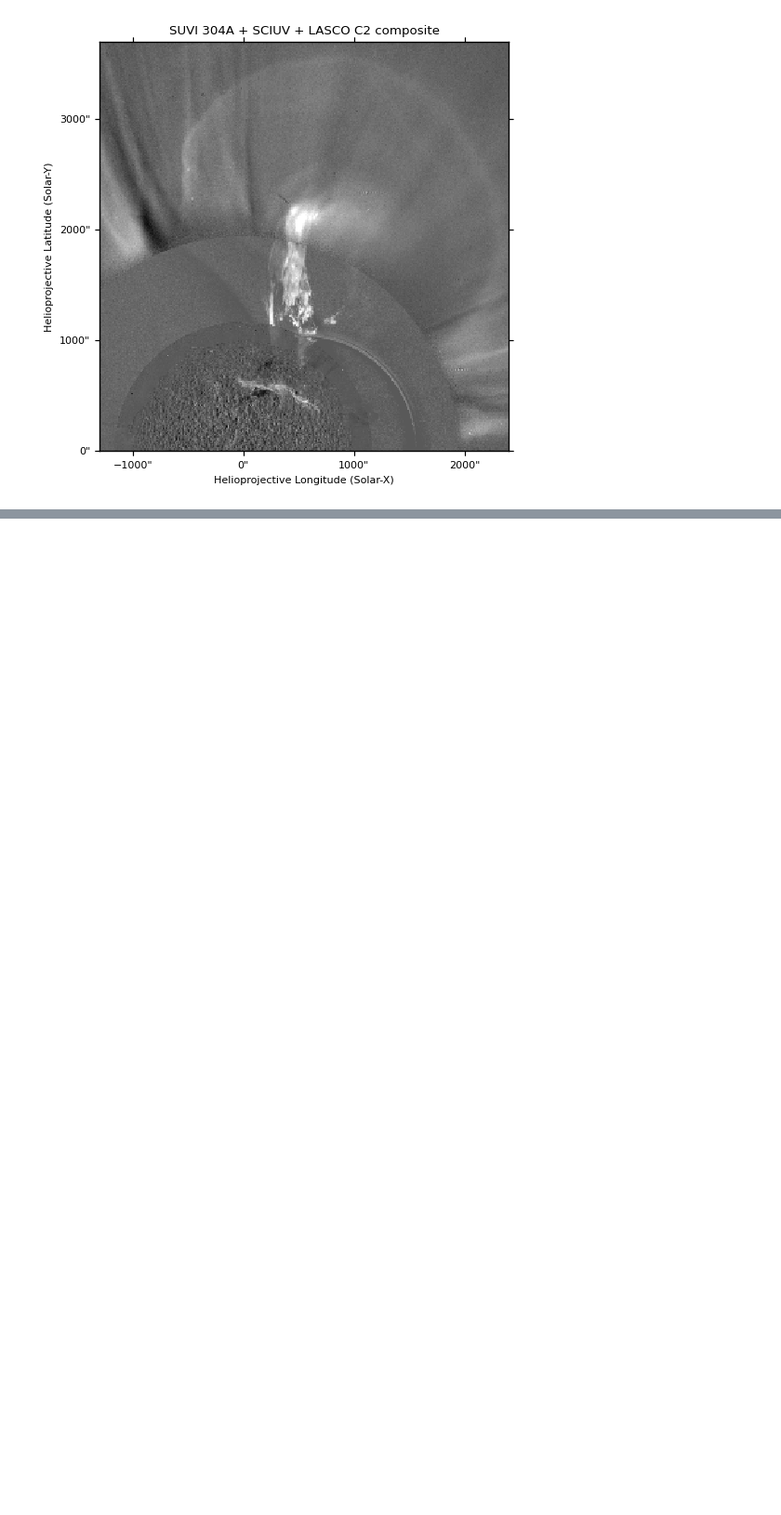
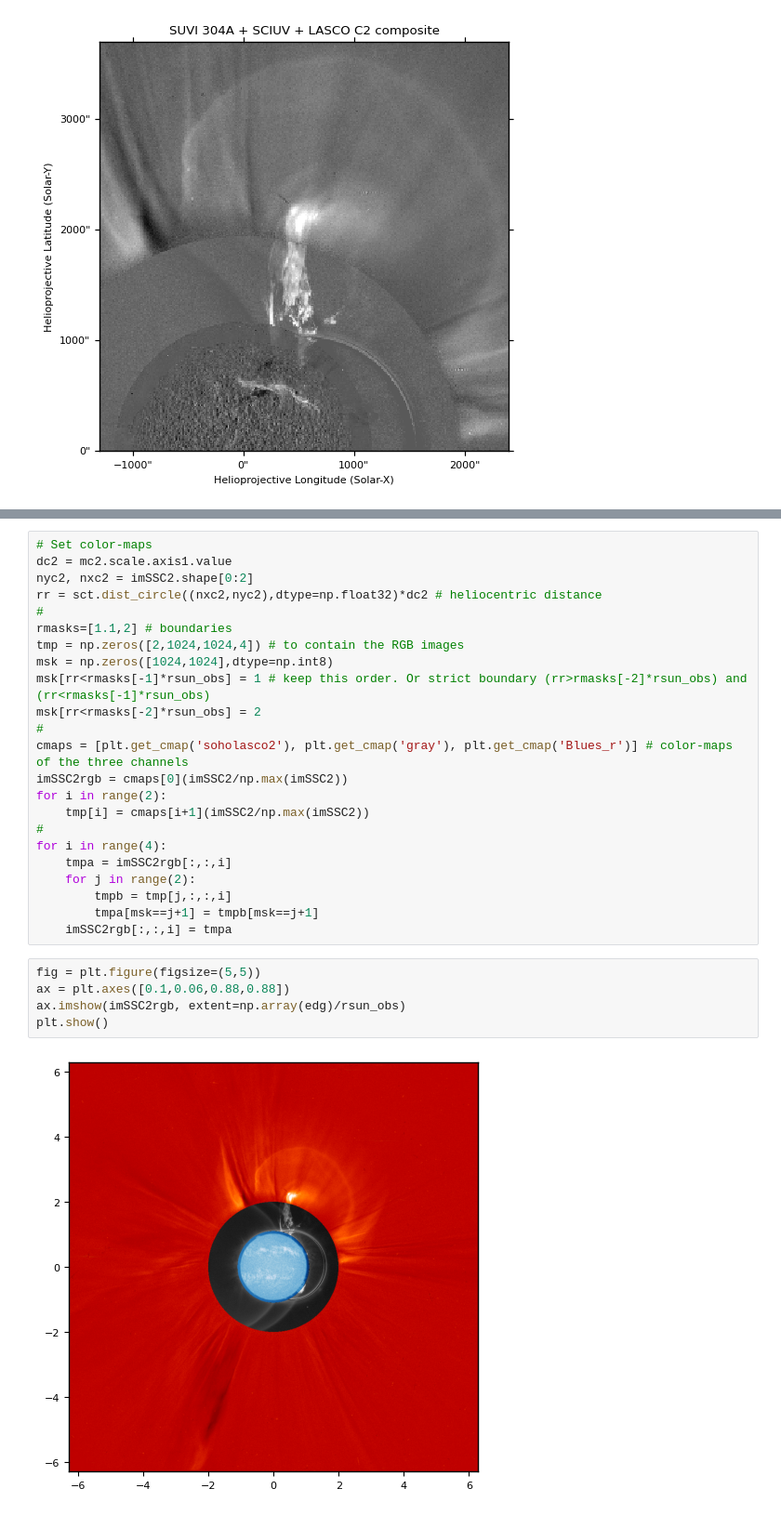
Before and after one commit to xuejcak/solar-composite-tools, a Jupyter notebook: examples.ipynb, the cells around one changed output, grey strips where cells are left out. Shown at 93% size. Saved outputs shown, nothing was run; the diff lists cells and outputs as text; blank space fills up the shorter version.

```diff
--- a/examples.ipynb
+++ b/examples.ipynb
@@ -154,0 +196,30 @@ For frame 'heliographic_carrington' the following metadata is missing: dsun_obs,
+# %%
+# Set color-maps
+dc2 = mc2.scale.axis1.value
+nyc2, nxc2 = imSSC2.shape[0:2]
+rr = sct.dist_circle((nxc2,nyc2),dtype=np.float32)*dc2 # heliocentric distance
+#
+rmasks=[1.1,2] # boundaries
+tmp = np.zeros([2,1024,1024,4]) # to contain the RGB images
+msk = np.zeros([1024,1024],dtype=np.int8)
+msk[rr<rmasks[-1]*rsun_obs] = 1 # keep this order. Or strict boundary (rr>rmasks[-2]*rsun_obs) and (rr<rmasks[-1]*rsun_obs)
+msk[rr<rmasks[-2]*rsun_obs] = 2
+#
+cmaps = [plt.get_cmap('soholasco2'), plt.get_cmap('gray'), plt.get_cmap('Blues_r')] # color-maps of the three channels
+imSSC2rgb = cmaps[0](imSSC2/np.max(imSSC2))
+for i in range(2):
+    tmp[i] = cmaps[i+1](imSSC2/np.max(imSSC2))
+#
+for i in range(4):
+    tmpa = imSSC2rgb[:,:,i]
+    for j in range(2):
+        tmpb = tmp[j,:,:,i]
+        tmpa[msk==j+1] = tmpb[msk==j+1]
+    imSSC2rgb[:,:,i] = tmpa
+# %%
+fig = plt.figure(figsize=(5,5))
+ax = plt.axes([0.1,0.06,0.88,0.88])
+ax.imshow(imSSC2rgb, extent=np.array(edg)/rsun_obs)
+plt.show()
+# %% [output]
+[figure, added]
```
Also changed, not shown: parts of 7 cells of this notebook.
